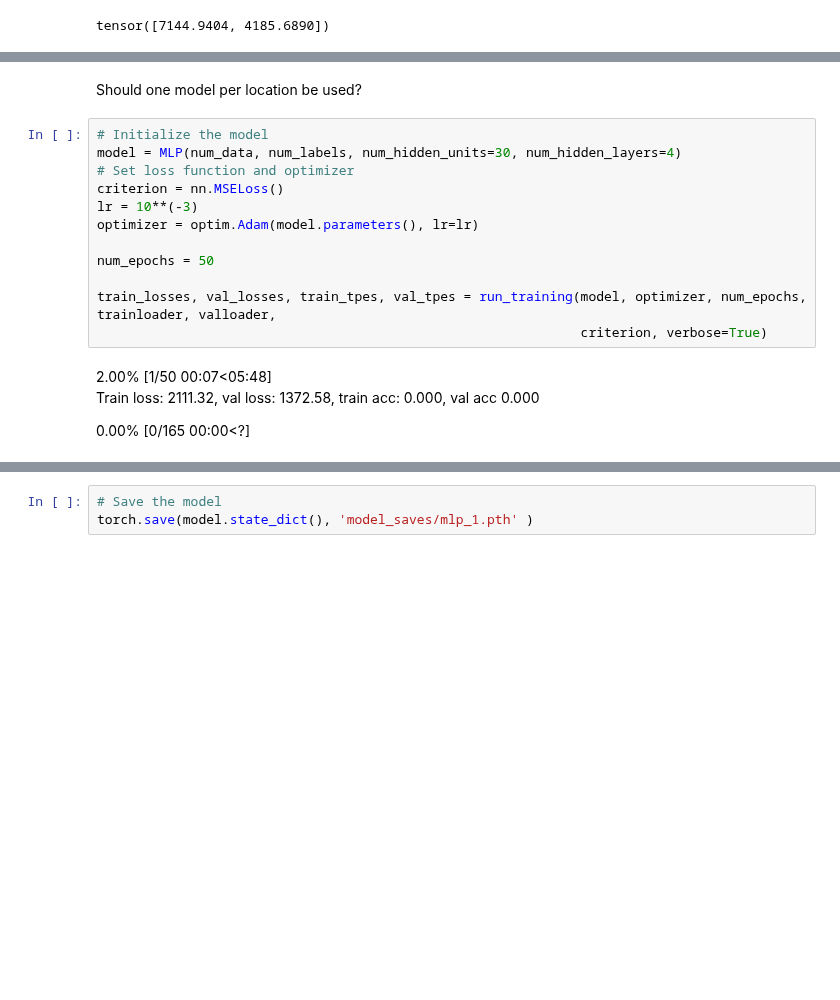
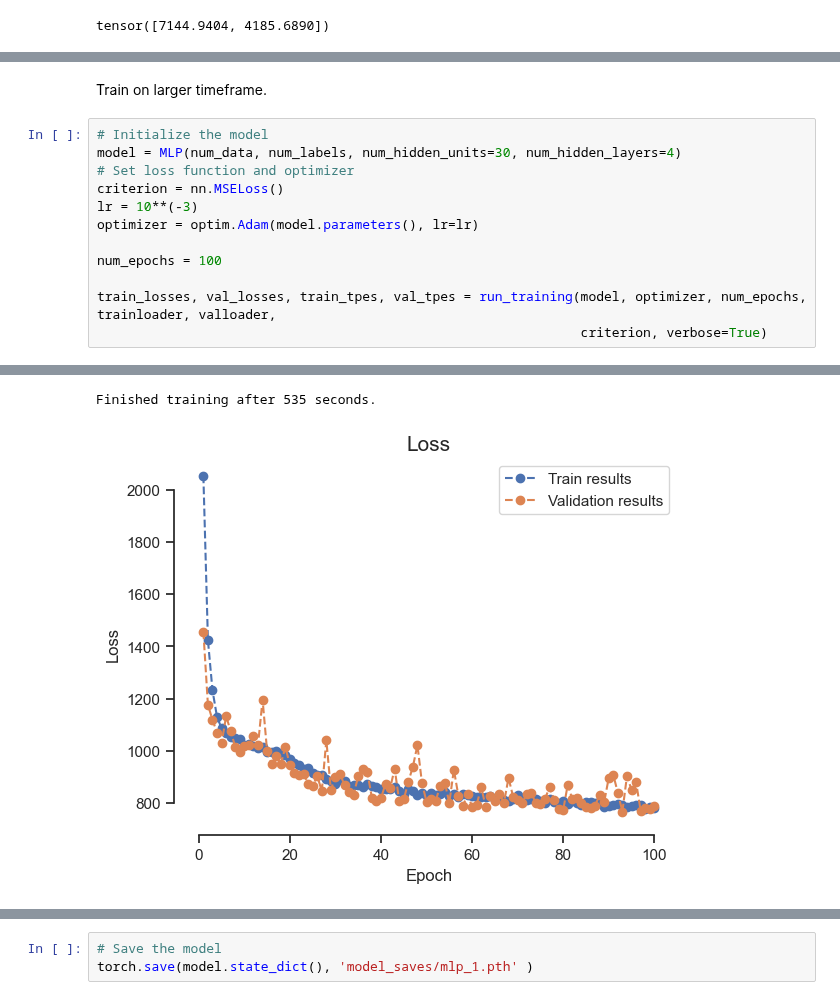
Before and after one commit to justusm00/ebc-project, a Jupyter notebook: MLP.ipynb, the cells around one changed output, grey strips where cells are left out. Cells and saved outputs as stored; diff of their text form; blank space fills up the shorter version.

```diff
--- a/MLP.ipynb
+++ b/MLP.ipynb
@@ -257,5 +250,5 @@ train_losses, val_losses, train_tpes, val_tpes = run_training(model, optimizer,
-# %% [markdown]
-Should one model per location be used?
+# %% [markdown]
+Train on larger timeframe.
 # %%
 # Initialize the model
 model = MLP(num_data, num_labels, num_hidden_units=30, num_hidden_layers=4)
@@ -264,11 +257,8 @@ criterion = nn.MSELoss()
 lr = 10**(-3)
 optimizer = optim.Adam(model.parameters(), lr=lr)
 
-num_epochs = 50
+num_epochs = 100
 
 train_losses, val_losses, train_tpes, val_tpes = run_training(model, optimizer, num_epochs, trainloader, valloader,
                                                               criterion, verbose=True)
 # %% [output]
-2.00% [1/50 00:07<05:48]
-Train loss: 2111.32, val loss: 1372.58, train acc: 0.000, val acc 0.000
-0.00% [0/165 00:00<?]
@@ -275,0 +282,2 @@ KeyboardInterrupt:
+Finished training after 535 seconds.
+[figure, added]
```
Also changed, not shown: parts of 4 cells of this notebook, 3 other files.
